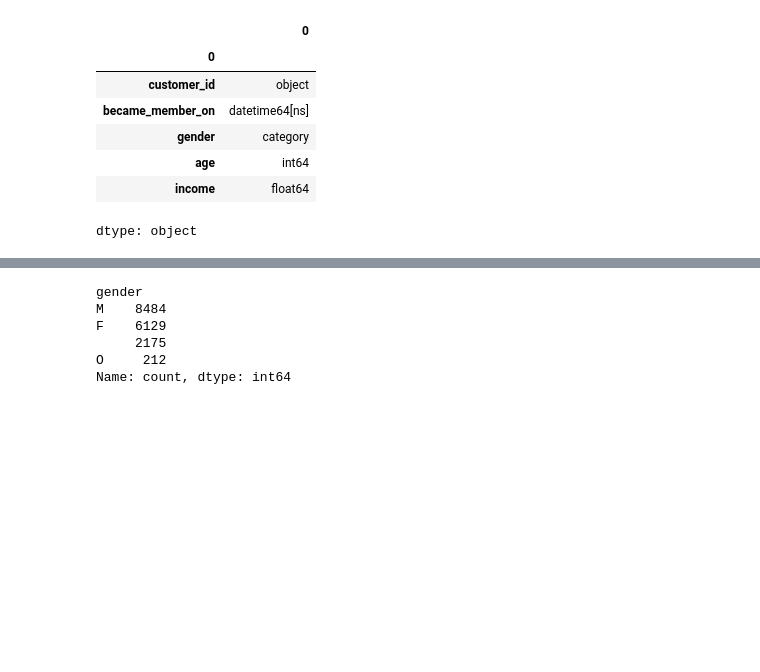
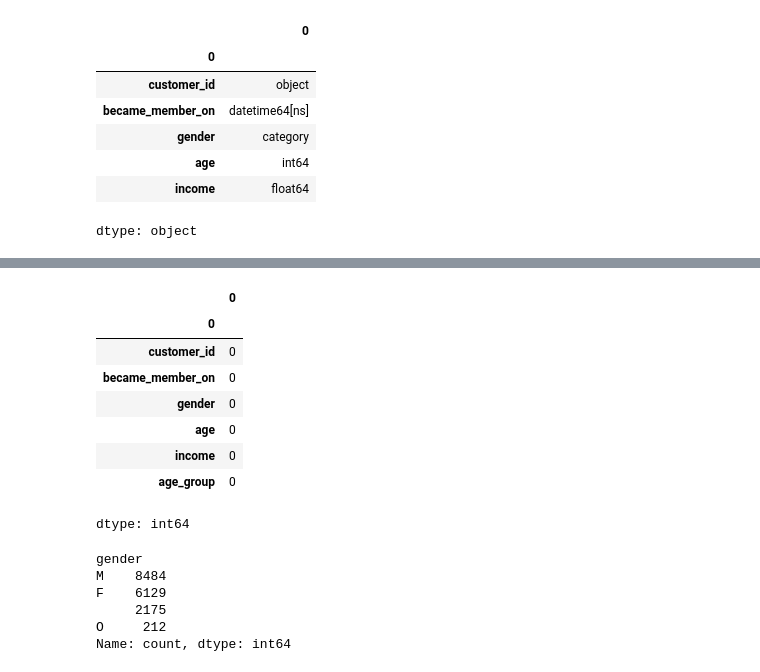
Before and after one commit to stevejj4/Customer-Reward-Analysis, a Jupyter notebook: Customers_EDA.ipynb, the cells around one changed output, grey strips where cells are left out. Saved outputs shown, nothing was run; the diff lists cells and outputs as text; code cells hidden in the pictures; blank space fills up the shorter version.

```diff
--- a/Customers_EDA.ipynb
+++ b/Customers_EDA.ipynb
@@ -94,3 +94,16 @@ df.head()
+# %%
+# missing values
+df.isnull().sum()
+# %% [output]
+|  | 0 |
+| 0 |  |
+| customer_id | 0 |
+| became_member_on | 0 |
+| gender | 0 |
+| age | 0 |
+| income | 0 |
+| age_group | 0 |
+dtype: int64
 # %%
 # Gender distribution
 gender_counts = df['gender'].value_counts()
```
Also changed, not shown: parts of 8 cells of this notebook.
